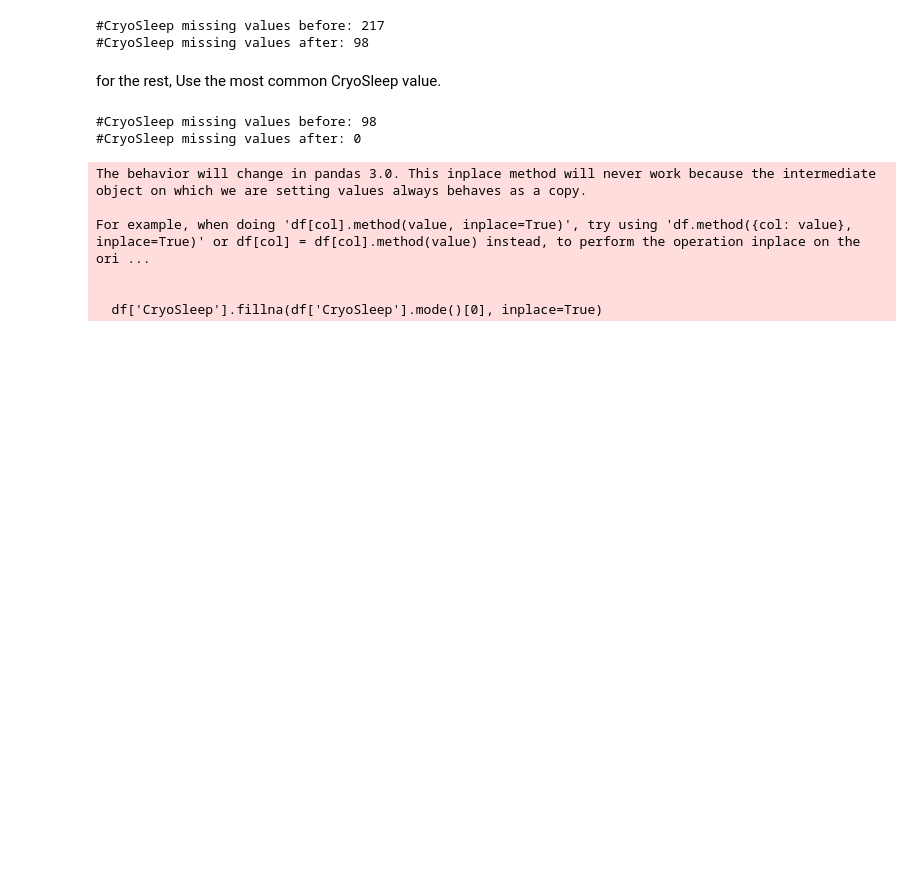
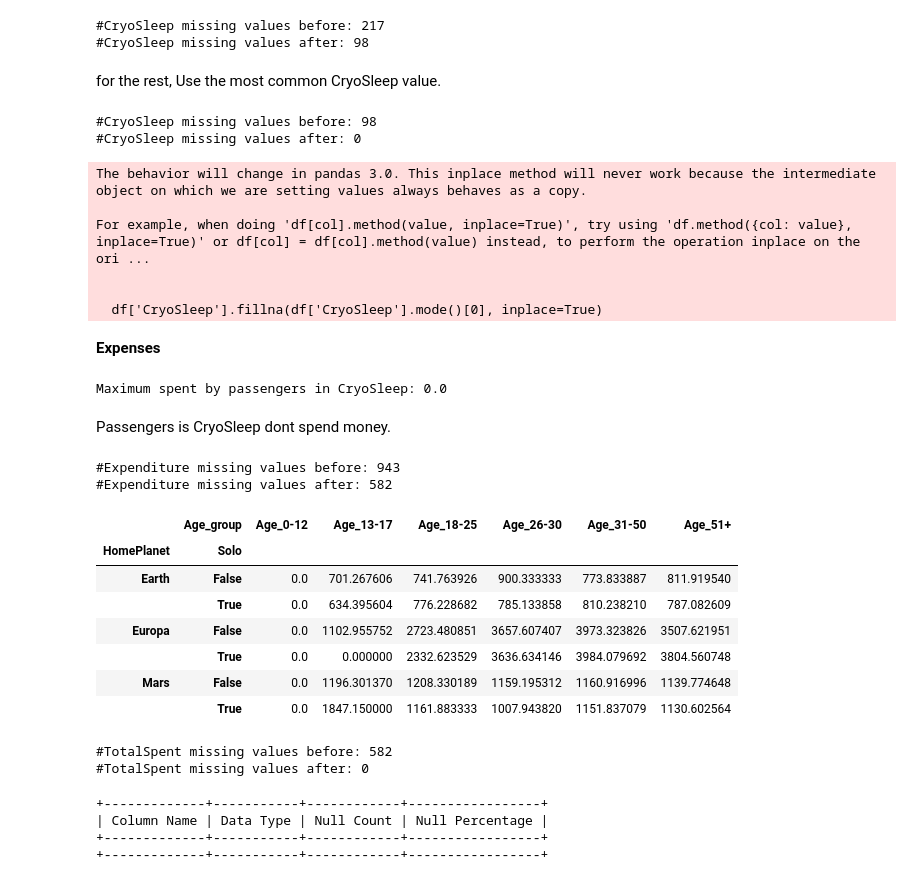
Before and after one commit to YarinArava/SpaceShipTitanic_FinalProject, a Jupyter notebook: Spaceship_Titanic_edited_2.ipynb, the cells around one changed output. Drawn from its saved outputs; the diff is of its cells as text; code cells hidden in the pictures; blank space fills up the shorter version.

```diff
--- a/Spaceship_Titanic_edited_2.ipynb
+++ b/Spaceship_Titanic_edited_2.ipynb
@@ -1249,3 +1249,52 @@ For example, when doing 'df[col].method(value, inplace=True)', try using 'df.met
 
 
   df['CryoSleep'].fillna(df['CryoSleep'].mode()[0], inplace=True)
+# %% [markdown]
+**Expenses**
+# %%
+print('Maximum spent by passengers in CryoSleep:',df.loc[df['CryoSleep']==True,spending_cols].sum(axis=1).max())
+# %% [output]
+Maximum spent by passengers in CryoSleep: 0.0
+# %% [markdown]
+Passengers is CryoSleep dont spend money.
+# %%
+# Missing values before
+E_bef=df[spending_cols].isna().sum().sum()
+
+# CryoSleep has no expenditure
+for col in spending_cols:
+    df.loc[(df[col].isna()) & (df['CryoSleep']==True), col]=0
+
+# Print number of missing values left
+print('#Expenditure missing values before:',E_bef)
+print('#Expenditure missing values after:',df[spending_cols].isna().sum().sum())
+# %% [output]
+#Expenditure missing values before: 943
+#Expenditure missing values after: 582
+# %%
+# Joint distribution
+df.groupby(['HomePlanet','Solo','Age_group'])['TotalSpent'].mean().unstack().fillna(0)
+# %% [output]
+|  | Age_group | Age_0-12 | Age_13-17 | Age_18-25 | Age_26-30 | Age_31-50 | Age_51+ |
+| HomePlanet | Solo |  |  |  |  |  |  |
+| Earth | False | 0.0 | 701.267606 | 741.763926 | 900.333333 | 773.833887 | 811.919540 |
+|  | True | 0.0 | 634.395604 | 776.228682 | 785.133858 | 810.238210 | 787.082609 |
+| Europa | False | 0.0 | 1102.955752 | 2723.480851 | 3657.607407 | 3973.323826 | 3507.621951 |
+|  | True | 0.0 | 0.000000 | 2332.623529 | 3636.634146 | 3984.079692 | 3804.560748 |
+| Mars | False | 0.0 | 1196.301370 | 1208.330189 | 1159.195312 | 1160.916996 | 1139.774648 |
+|  | True | 0.0 | 1847.150000 | 1161.883333 | 1007.943820 | 1151.837079 | 1130.602564 |
+# %%
+# Missing values before
+E_bef=df[spending_cols].isna().sum().sum()
+
+# Fill remaining missing values using the median
+for col in spending_cols:
+    na_rows=df.loc[df[col].isna(),col].index
+    df.loc[df[col].isna(),col]=df.groupby(['HomePlanet','Solo','Age_group'])[col].transform(lambda x: x.fillna(x.mean()))[na_rows]
+
+# Print number of missing values left
+print('#TotalSpent missing values before:',E_bef)
+print('#TotalSpent missing values after:',df[spending_cols].isna().sum().sum())
+# %% [output]
+#TotalSpent missing values before: 582
+#TotalSpent missing values after: 0
@@ -1251,0 +1305,7 @@ For example, when doing 'df[col].method(value, inplace=True)', try using 'df.met
+# %%
+print_nulls_info(exlude_zero=True)
+# %% [output]
++-------------+-----------+------------+-----------------+
+| Column Name | Data Type | Null Count | Null Percentage |
++-------------+-----------+------------+-----------------+
++-------------+-----------+------------+-----------------+
```
Also changed, not shown: parts of 25 cells of this notebook.
